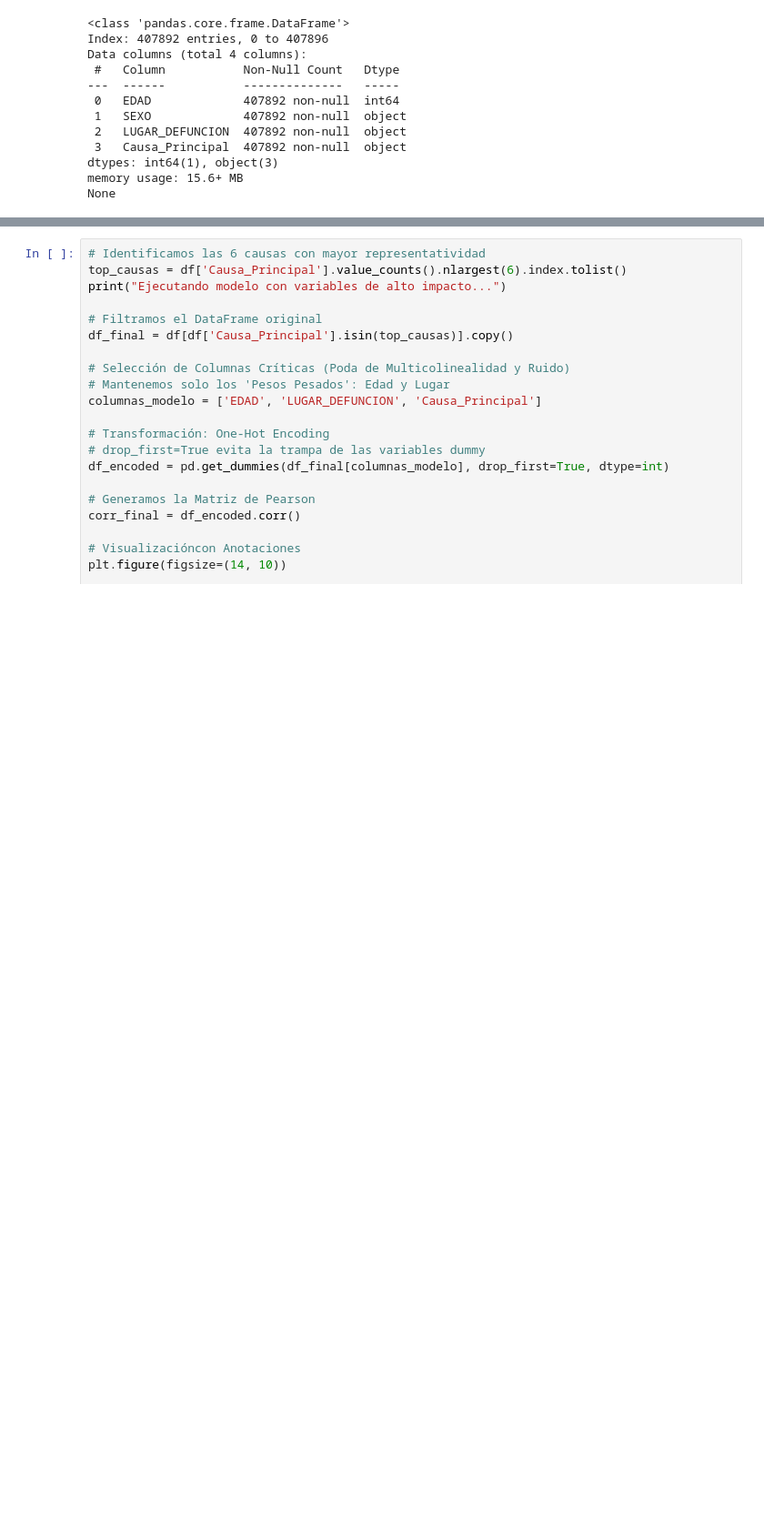
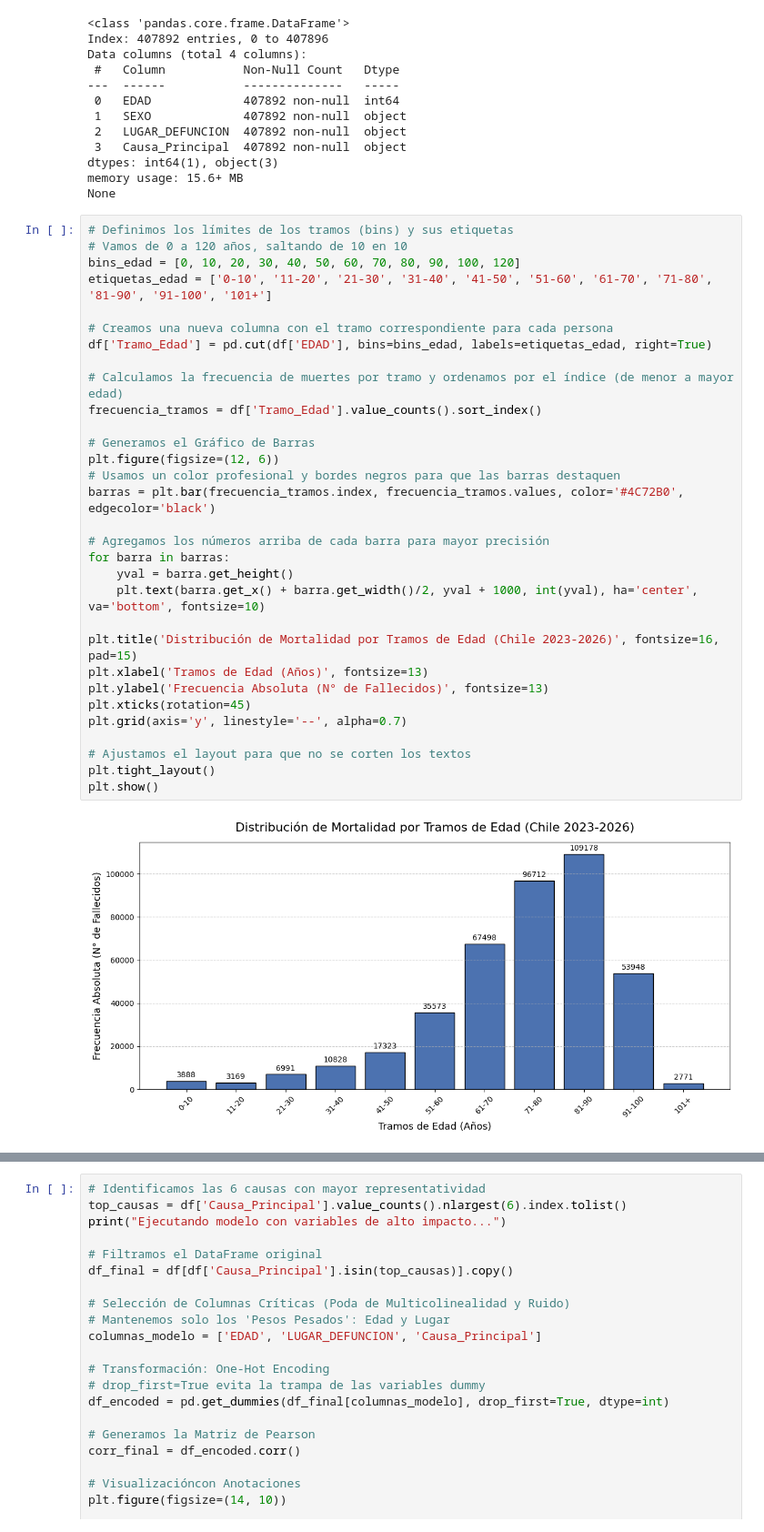
Before and after one commit to Emanuel2234/Causas_muerte_chile_2023_2026, a Jupyter notebook: Causas_de_Defunción_chile_2023_03_2026.ipynb, the cells around one changed output, grey strips where cells are left out. Shown at 91% size. Cells and saved outputs as stored; diff of their text form; blank space fills up the shorter version.

Commit message:
Se añadió gráfico de mortalidad en tramos de edad.

```diff
--- a/Causas_de_Defunción_chile_2023_03_2026.ipynb
+++ b/Causas_de_Defunción_chile_2023_03_2026.ipynb
@@ -418,3 +418,36 @@ Data columns (total 4 columns):
 dtypes: int64(1), object(3)
 memory usage: 15.6+ MB
 None
+# %%
+# Definimos los límites de los tramos (bins) y sus etiquetas
+# Vamos de 0 a 120 años, saltando de 10 en 10
+bins_edad = [0, 10, 20, 30, 40, 50, 60, 70, 80, 90, 100, 120]
+etiquetas_edad = ['0-10', '11-20', '21-30', '31-40', '41-50', '51-60', '61-70', '71-80', '81-90', '91-100', '101+']
+
+# Creamos una nueva columna con el tramo correspondiente para cada persona
+df['Tramo_Edad'] = pd.cut(df['EDAD'], bins=bins_edad, labels=etiquetas_edad, right=True)
+
+# Calculamos la frecuencia de muertes por tramo y ordenamos por el índice (de menor a mayor edad)
+frecuencia_tramos = df['Tramo_Edad'].value_counts().sort_index()
+
+# Generamos el Gráfico de Barras
+plt.figure(figsize=(12, 6))
+# Usamos un color profesional y bordes negros para que las barras destaquen
+barras = plt.bar(frecuencia_tramos.index, frecuencia_tramos.values, color='#4C72B0', edgecolor='black')
+
+# Agregamos los números arriba de cada barra para mayor precisión
+for barra in barras:
+    yval = barra.get_height()
+    plt.text(barra.get_x() + barra.get_width()/2, yval + 1000, int(yval), ha='center', va='bottom', fontsize=10)
+
+plt.title('Distribución de Mortalidad por Tramos de Edad (Chile 2023-2026)', fontsize=16, pad=15)
+plt.xlabel('Tramos de Edad (Años)', fontsize=13)
+plt.ylabel('Frecuencia Absoluta (N° de Fallecidos)', fontsize=13)
+plt.xticks(rotation=45)
+plt.grid(axis='y', linestyle='--', alpha=0.7)
+
+# Ajustamos el layout para que no se corten los textos
+plt.tight_layout()
+plt.show()
+# %% [output]
+[figure, added]
```
Also changed, not shown: parts of 1 cell of this notebook.
